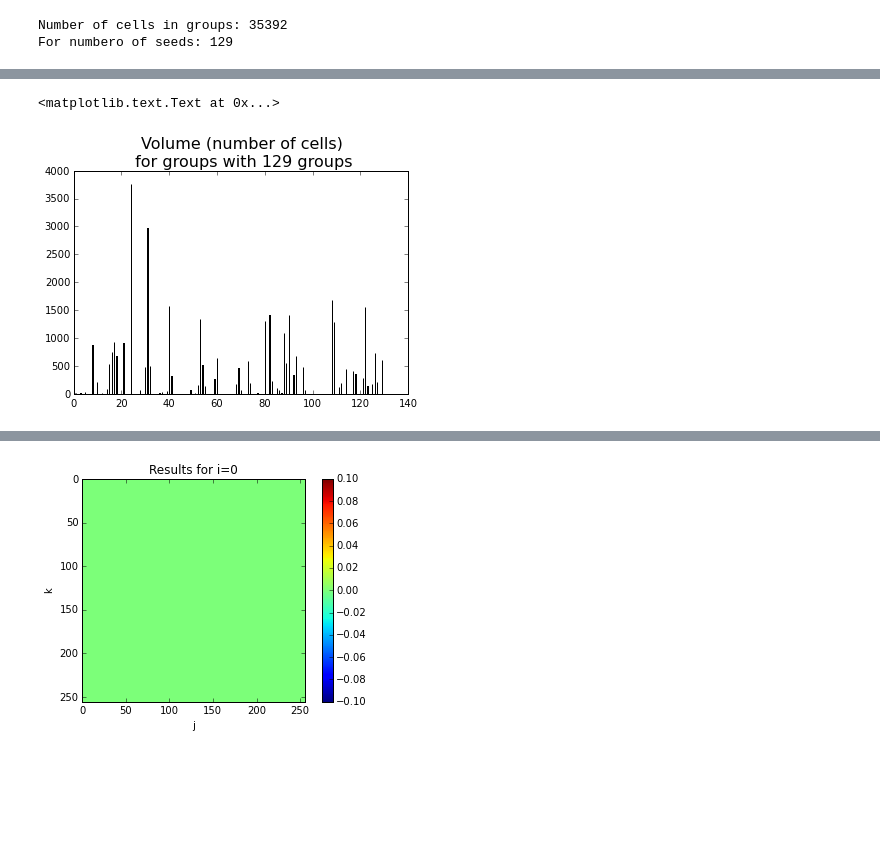
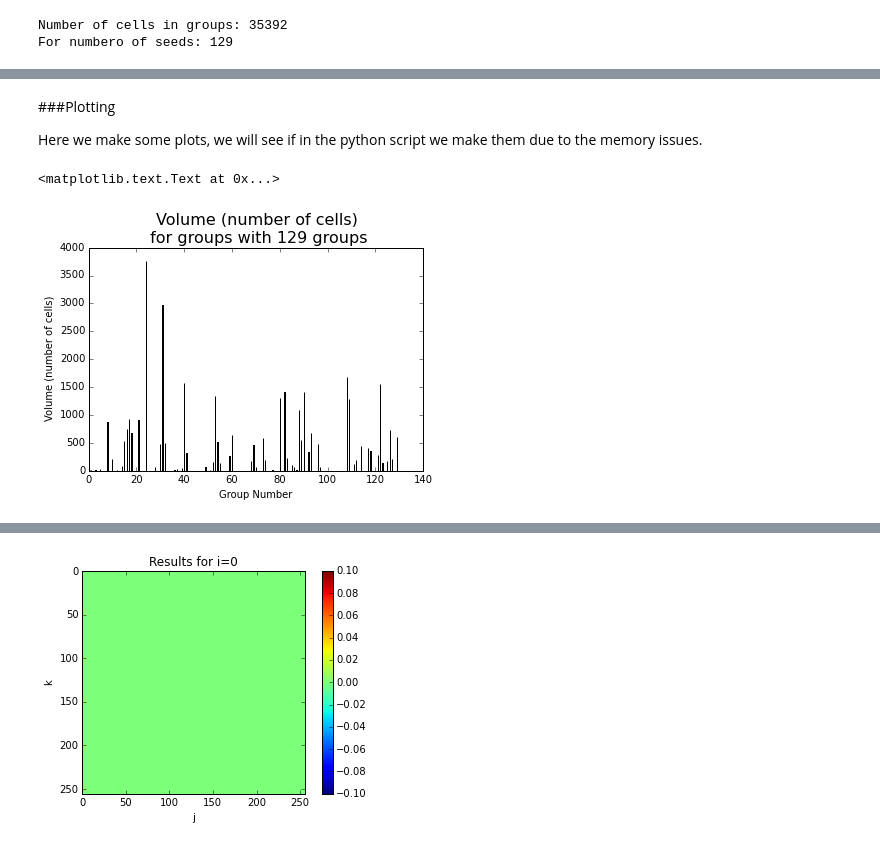
Before and after one commit to sercharpak/Monografia, a Jupyter notebook: Results/27_04_2016/FA_Form.ipynb, the cells around one changed output, grey strips where cells are left out. Saved outputs shown, nothing was run; the diff lists cells and outputs as text; code cells hidden in the pictures; blank space fills up the shorter version.

Commit message:
Ready to script the notebook

```diff
--- a/Results/27_04_2016/FA_Form.ipynb
+++ b/Results/27_04_2016/FA_Form.ipynb
@@ -245,8 +209,0 @@ Trace_thresh_list = []
-# %%
-counter_2 = 0
-for i in range (n_x):
-    for j in range (n_y):
-        for k in range (n_z):
-            if(Trace[i,j,k]>thresh_Trace):
-                counter_2+=1
-                Trace_thresh_list.append([i,j,k])
@@ -257,6 +209,0 @@ print len(Trace_thresh_list)
-# %%
-h=0
-FA_thresh_list = np.zeros(counter_2)
-for i,j,k in Trace_thresh_list:
-    FA_thresh_list[h] = FA[i,j,k]
-    h+=1
@@ -663,7 +600,20 @@ def region_accretion_4_neigboors(i,j,k):
 
     elif(case==40):
         #border k=n_grid & i=n_grid
-        if(predicate(i,j,k-1,present_FA)):
+        if(predicate(i,j,k-1,present_FA)):sum_xy = 0
+sum_yz = 0
+sum_zx = 0
+sum_x_square = 0
+sum_y_square = 0
+sum_z_square = 0
+for i in range(counter_results):
+    if(results_group[i]==max_group):
+        sum_xy += results_x[i]*results_y[i]
+        sum_x_square+=(results_x[i]**2)
+        sum_yz += results_y[i]*results_z[i]
+        sum_y_square+=(results_y[i]**2)
+        sum_zx += results_z[i]*results_x[i]
+        sum_z_square+=(results_z[i]**2)
             results[i,j,k-1] = present_region
             region_accretion_4_neigboors(i,j,k-1)
         if(predicate(i,j-1,k,present_FA)):
@@ -751,6 +714,7 @@ results_x = []
 results_y = []
 results_z = []
 results_group = []
+volumes = np.zeros(counter+1)
 counter_results = 0
 for i in range (n_x):
     for j in range (n_y):
@@ -762,6 +726,7 @@ for i in range (n_x):
                 results_y.append(j)
                 results_z.append(k)
                 results_group.append(results[i,j,k])
+                volumes[results[i,j,k]] += 1
 # %%
 print "Number of cells in groups:", counter_results
 print "For numbero of seeds:", counter
@@ -785,12 +860,17 @@ Para el grupo: 24
+# %% [markdown]
+###Plotting
+<p>Here we make some plots, we will see if in the python script we make them due to the memory issues.</p>
 # %%
 fig = plt.figure()
 binwidth=0.1
 plt.hist(results_group, bins=np.arange(min(results_group), max(results_group) + binwidth, binwidth))
-
+plt.xlabel('Group Number')
+plt.ylabel('Volume (number of cells)')
 plt.title('Volume (number of cells) \n for groups with '+str(counter) + ' groups', fontsize=16)
-#plt.close(fig)
+plt.savefig("volumes_hist_+"str(counter)+".png",format = 'png')
+plt.close(fig)
 # %% [output]
 <matplotlib.text.Text at 0x...>
-[figure, old version]
+[figure, new version]
 # %%
 from mpl_toolkits.mplot3d import Axes3D
```
Also changed, not shown: parts of 21 cells of this notebook, 3 other files.
